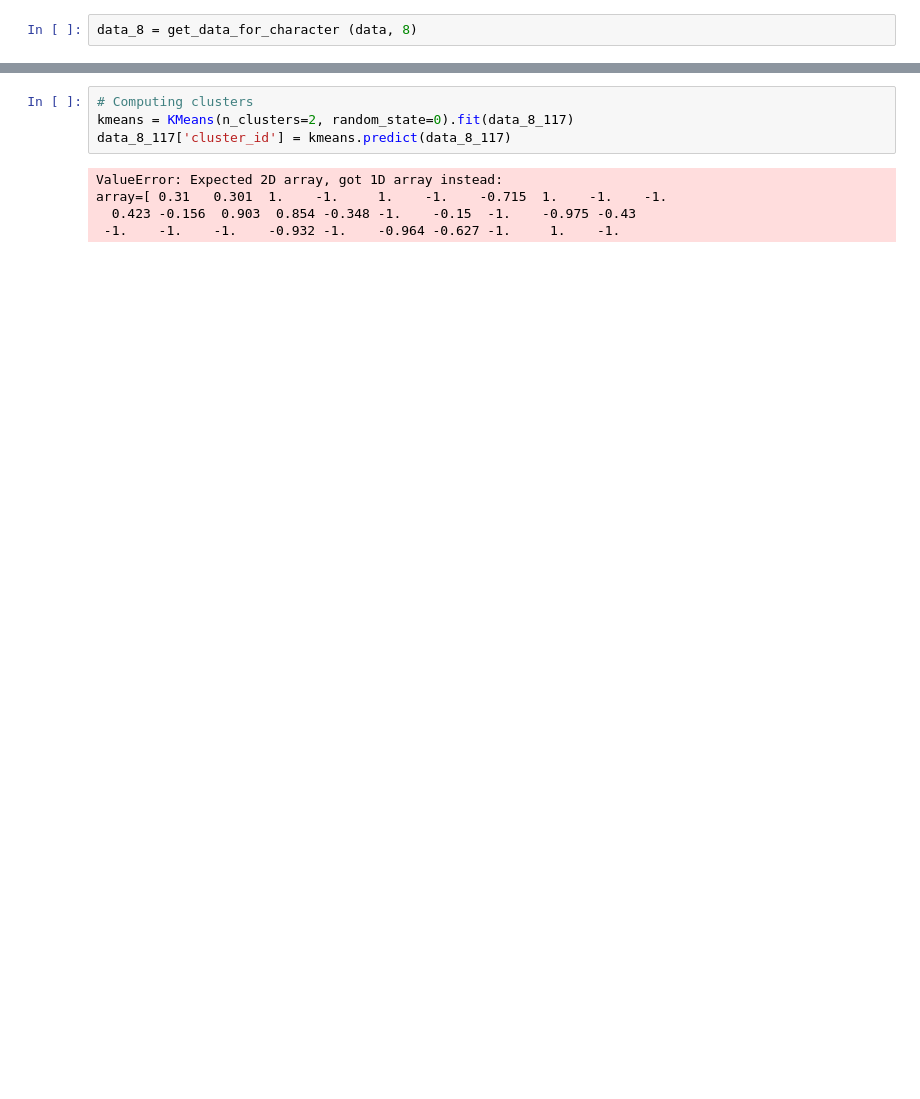
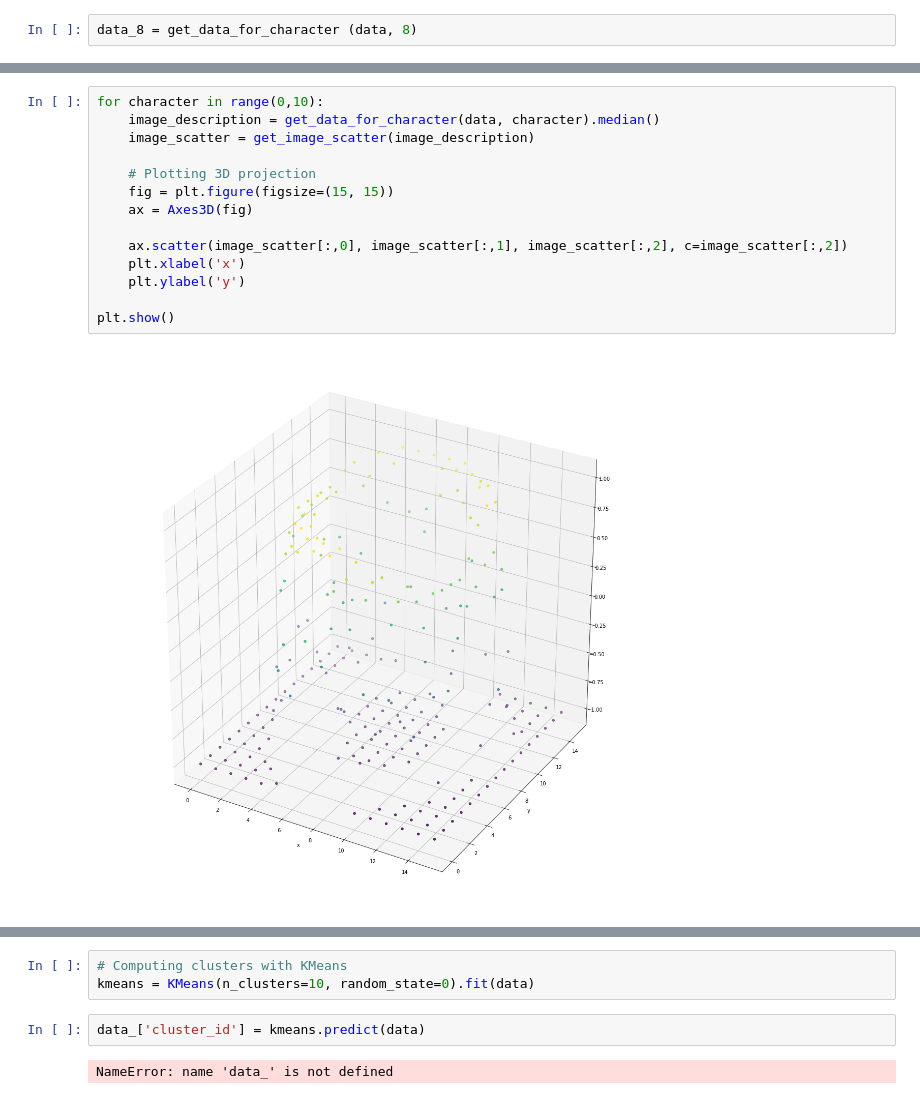
Before and after one commit to marianoju/neuefische, a Jupyter notebook: Clustering of pixels by grey values.ipynb, the cells around one changed output, grey strips where cells are left out. Saved outputs shown, nothing was run; the diff lists cells and outputs as text; blank space fills up the shorter version.

```diff
--- a/Clustering of pixels by grey values.ipynb
+++ b/Clustering of pixels by grey values.ipynb
@@ -154,0 +264,16 @@ plt.show()
+# %%
+for character in range(0,10):
+    image_description = get_data_for_character(data, character).median()
+    image_scatter = get_image_scatter(image_description)
+
+    # Plotting 3D projection
+    fig = plt.figure(figsize=(15, 15))
+    ax = Axes3D(fig)
+
+    ax.scatter(image_scatter[:,0], image_scatter[:,1], image_scatter[:,2], c=image_scatter[:,2])
+    plt.xlabel('x')
+    plt.ylabel('y')
+
+plt.show()
+# %% [output]
+[figure, added]
@@ -155,9 +289,7 @@ plt.show()
 # %%
-# Computing clusters
-kmeans = KMeans(n_clusters=2, random_state=0).fit(data_8_117)
-data_8_117['cluster_id'] = kmeans.predict(data_8_117)
+# Computing clusters with KMeans
+kmeans = KMeans(n_clusters=10, random_state=0).fit(data)
-# %% [output]
-ValueError: Expected 2D array, got 1D array instead:
-array=[ 0.31   0.301  1.    -1.     1.    -1.    -0.715  1.    -1.    -1.
-  0.423 -0.156  0.903  0.854 -0.348 -1.    -0.15  -1.    -0.975 -0.43
- -1.    -1.    -1.    -0.932 -1.    -0.964 -0.627 -1.     1.    -1.
+# %%
+data_['cluster_id'] = kmeans.predict(data)
+# %% [output]
+NameError: name 'data_' is not defined
```
Also changed, not shown: parts of 23 cells of this notebook.
